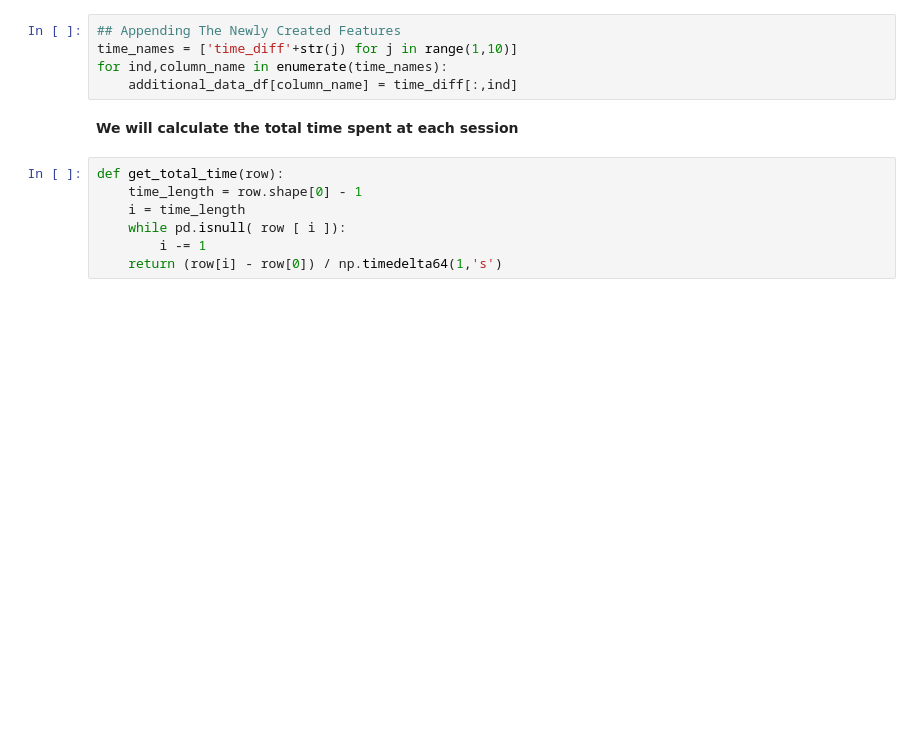
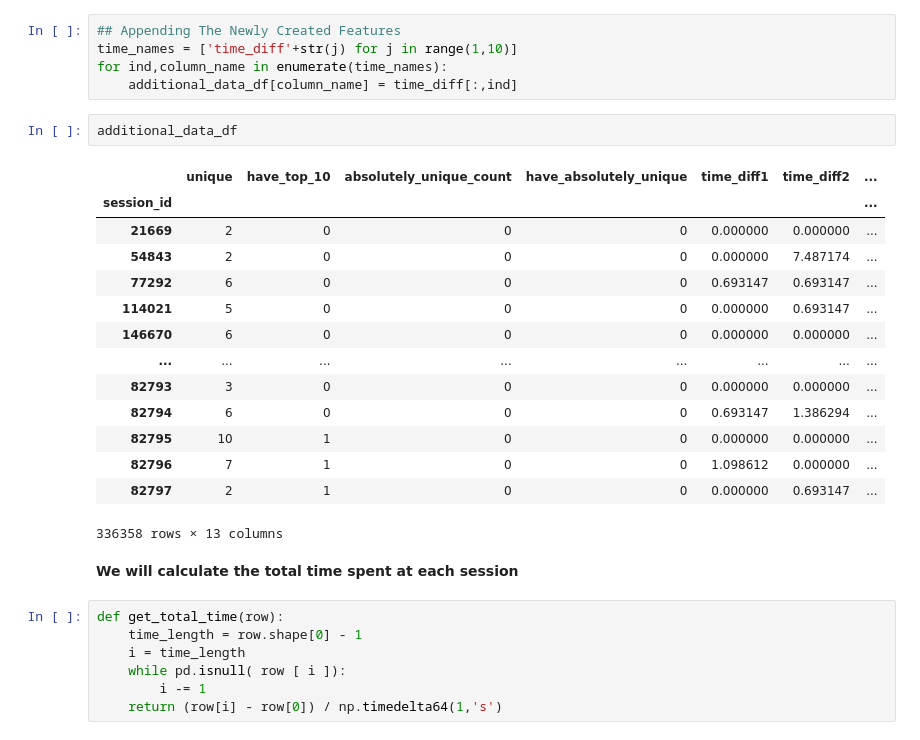
Before and after one commit to alex-kh465/Web_Intrusion_Detection, a Jupyter notebook: initial-eda.ipynb, the cells around one changed output. Cells and saved outputs as stored; diff of their text form; blank space fills up the shorter version.

```diff
--- a/initial-eda.ipynb
+++ b/initial-eda.ipynb
@@ -336,6 +353,23 @@ Wall time: 16.3 s
 time_names = ['time_diff'+str(j) for j in range(1,10)]
 for ind,column_name in enumerate(time_names):
     additional_data_df[column_name] = time_diff[:,ind]
+# %%
+additional_data_df
+# %% [output]
+|  | unique | have_top_10 | absolutely_unique_count | have_absolutely_unique | time_diff1 | time_diff2 | ... |
+| session_id |  |  |  |  |  |  | ... |
+| 21669 | 2 | 0 | 0 | 0 | 0.000000 | 0.000000 | ... |
+| 54843 | 2 | 0 | 0 | 0 | 0.000000 | 7.487174 | ... |
+| 77292 | 6 | 0 | 0 | 0 | 0.693147 | 0.693147 | ... |
+| 114021 | 5 | 0 | 0 | 0 | 0.000000 | 0.693147 | ... |
+| 146670 | 6 | 0 | 0 | 0 | 0.000000 | 0.000000 | ... |
+| ... | ... | ... | ... | ... | ... | ... | ... |
+| 82793 | 3 | 0 | 0 | 0 | 0.000000 | 0.000000 | ... |
+| 82794 | 6 | 0 | 0 | 0 | 0.693147 | 1.386294 | ... |
+| 82795 | 10 | 1 | 0 | 0 | 0.000000 | 0.000000 | ... |
+| 82796 | 7 | 1 | 0 | 0 | 1.098612 | 0.000000 | ... |
+| 82797 | 2 | 1 | 0 | 0 | 0.000000 | 0.693147 | ... |
+336358 rows × 13 columns
 # %% [markdown]
 **We will calculate the total time spent at each session**
 # %%
```
Also changed, not shown: parts of 48 cells of this notebook.
